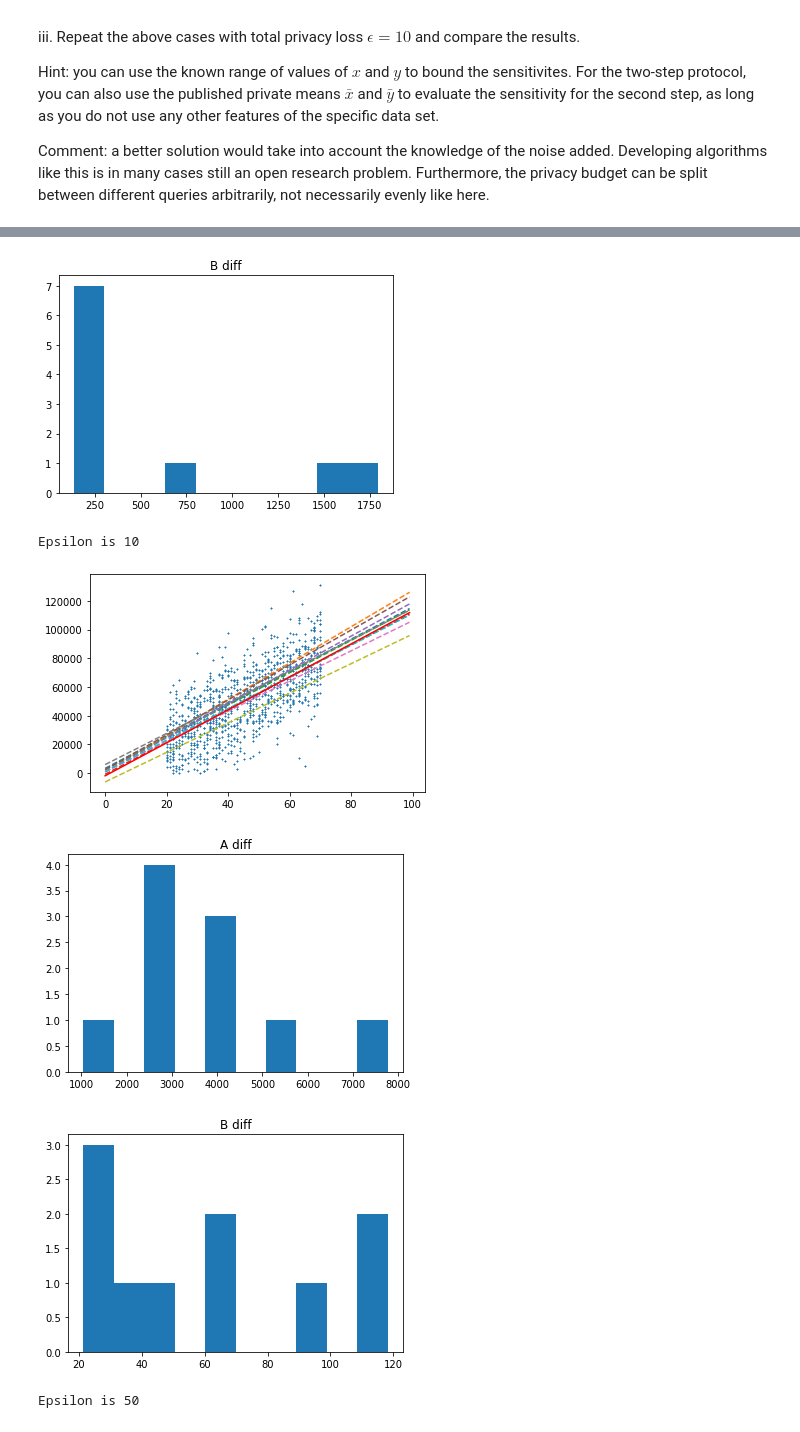
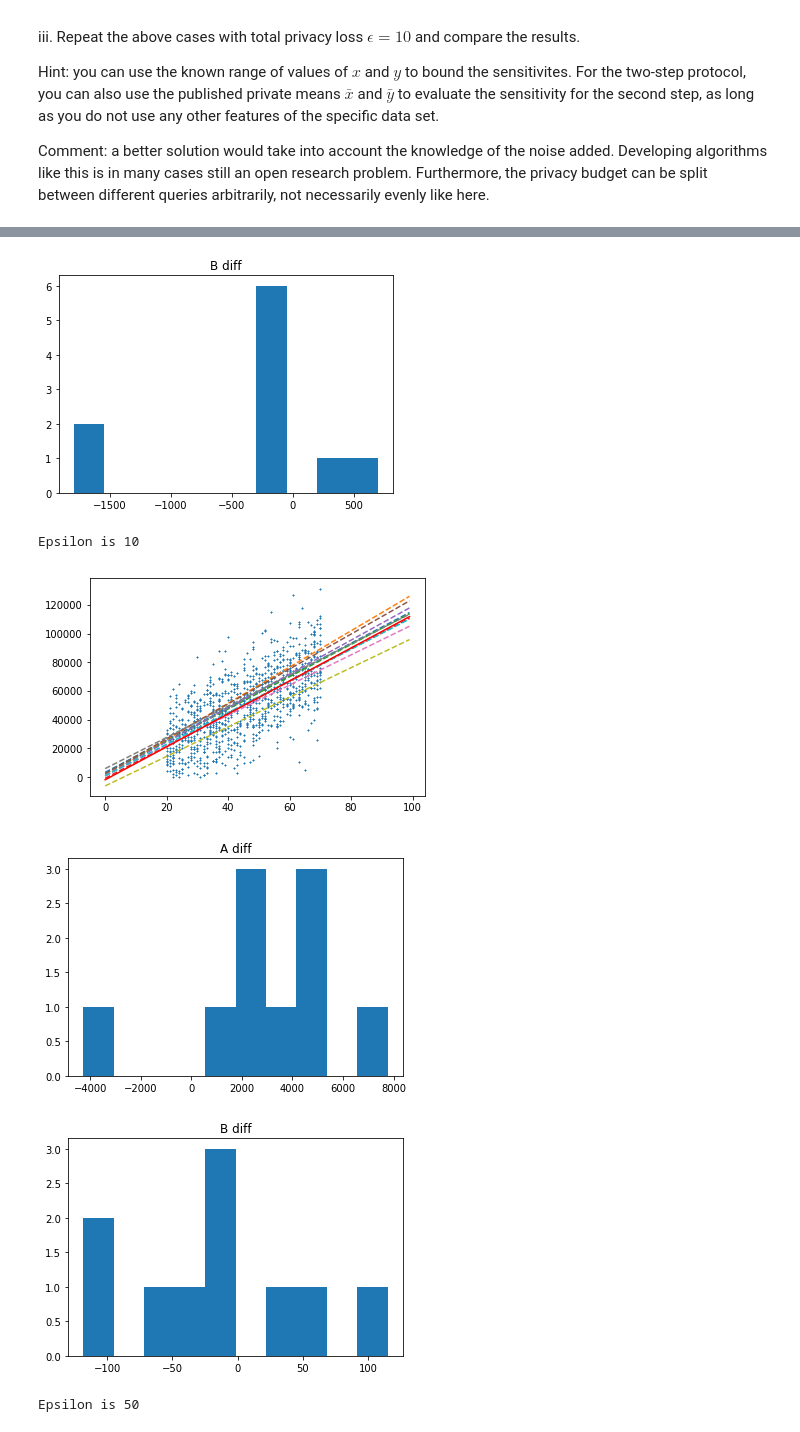
Before and after one commit to Djiffit/TML, a Jupyter notebook: project1.ipynb, the cells around one changed output, grey strips where cells are left out. Drawn from its saved outputs; the diff is of its cells as text; code cells hidden in the pictures.

```diff
--- a/project1.ipynb
+++ b/project1.ipynb
@@ -246,8 +253,8 @@ for epsilon in [1, 10, 50]:
         noisy_y = add_noise(np.clip(y, 0, y_sens), y_sens, epsilon / 2)
         b_hat, a_hat = fit_model(noisy_x, noisy_y)
 
-        a_hat_diff.append(np.abs(a_hat - a_hat_orig))
-        b_hat_diff.append(np.abs(b_hat - b_hat_orig))
+        a_hat_diff.append((a_hat - a_hat_orig))
+        b_hat_diff.append((b_hat - b_hat_orig))
         plt.plot(range(0, 100), b_hat * range(0, 100) + a_hat,  ls='--')
         plt.scatter(x, y, marker='x', s=1)
 
@@ -292,8 +299,8 @@ for epsilon in [1, 10, 50]:
         b_hat_two_step = two_noisy_1 / two_noisy_2
         a_hat_two_step = y_avg - b_hat * x_avg
 
-        a_hat_diff.append(np.abs(a_hat_two_step - a_hat_orig))
-        b_hat_diff.append(np.abs(b_hat_two_step - b_hat_orig))
+        a_hat_diff.append((a_hat_two_step - a_hat_orig))
+        b_hat_diff.append((b_hat_two_step - b_hat_orig))
 
 
         plt.plot(range(0, 100), b_hat_two_step * range(0, 100) + a_hat_two_step,  ls='--')
@@ -314,6 +321,6 @@ Epsilon is 1
-[figure, old version]
+[figure, new version]
 Epsilon is 10
-[figure, old version]
+[figure, new version]
-[figure, old version]
+[figure, new version]
-[figure, old version]
+[figure, new version]
 Epsilon is 50
```
Also changed, not shown: parts of 9 cells of this notebook.
